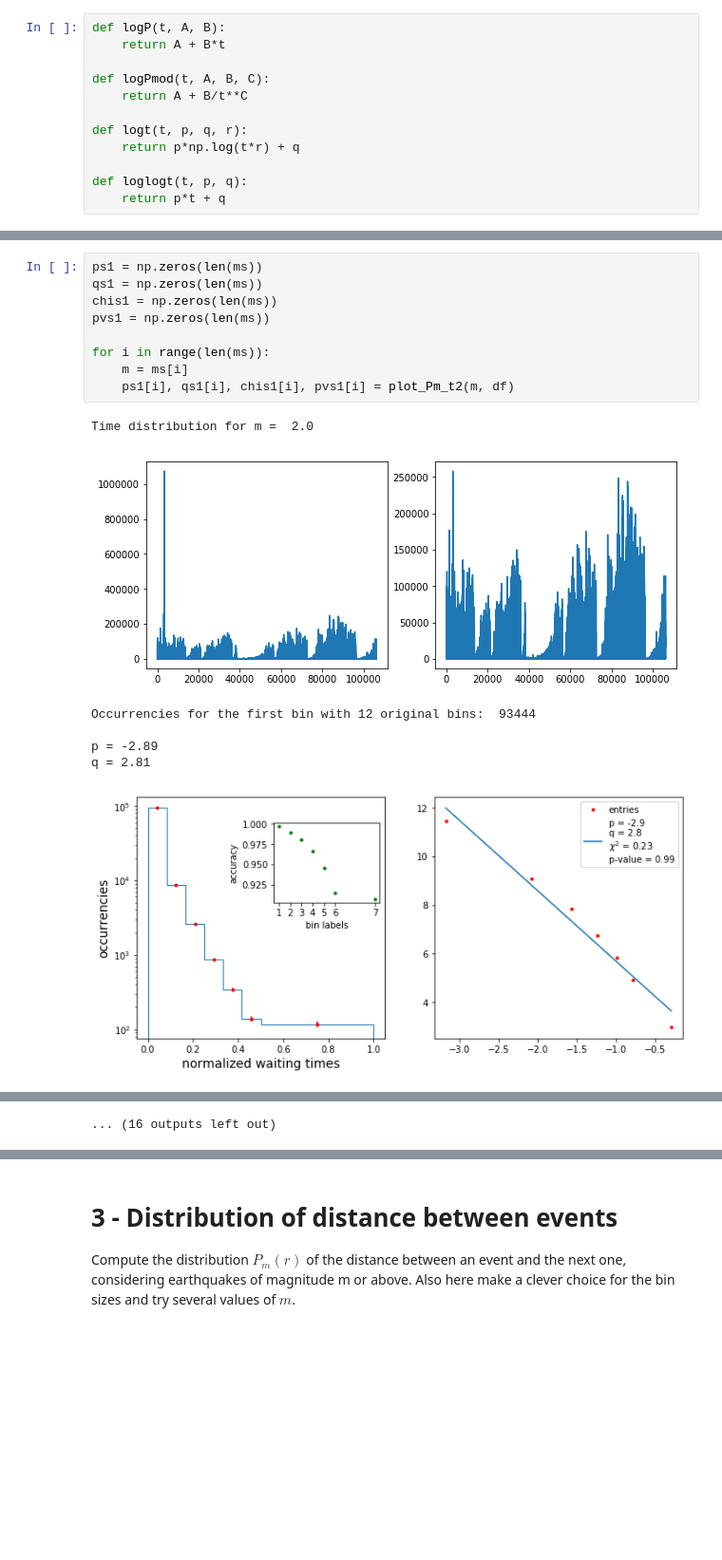
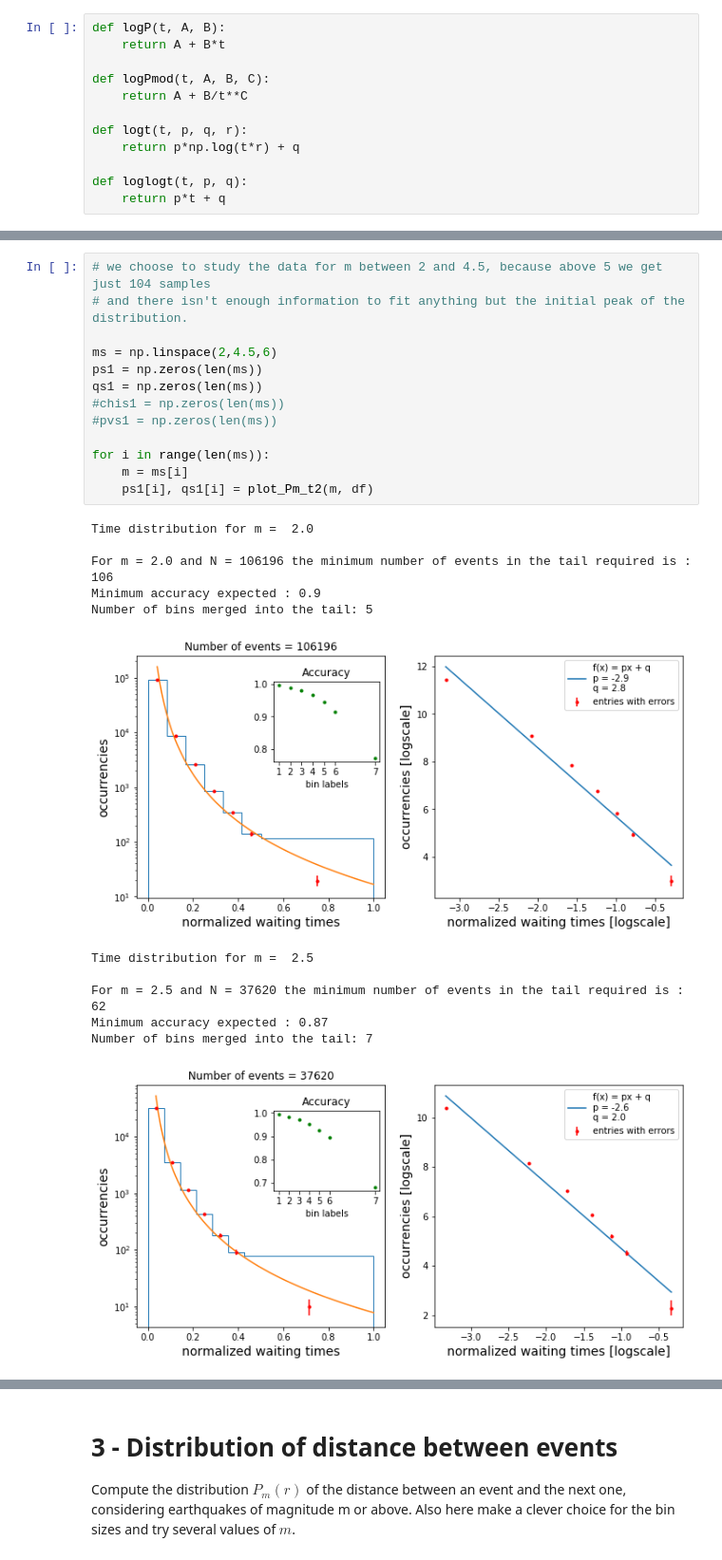
Before and after one commit to mango915/Earthquakes, a Jupyter notebook: nico.ipynb, the cells around one changed output, grey strips where cells are left out. Shown at 95% size. Cells and saved outputs as stored; diff of their text form; blank space fills up the shorter version.

Commit message:
Almost finished the waiting time part

```diff
--- a/nico.ipynb
+++ b/nico.ipynb
@@ -383,17 +444,26 @@ def plot_Pm_t2(m, df, sigma_filter = 10):
 # %%
+# we choose to study the data for m between 2 and 4.5, because above 5 we get just 104 samples
+# and there isn't enough information to fit anything but the initial peak of the distribution.
+
+ms = np.linspace(2,4.5,6)
 ps1 = np.zeros(len(ms))
 qs1 = np.zeros(len(ms))
-chis1 = np.zeros(len(ms))
-pvs1 = np.zeros(len(ms))
+#chis1 = np.zeros(len(ms))
+#pvs1 = np.zeros(len(ms))
 
 for i in range(len(ms)):
     m = ms[i]
-    ps1[i], qs1[i], chis1[i], pvs1[i] = plot_Pm_t2(m, df)
+    ps1[i], qs1[i] = plot_Pm_t2(m, df)
 # %% [output]
 Time distribution for m =  2.0
+
+For m = 2.0 and N = 106196 the minimum number of events in the tail required is : 106
+Minimum accuracy expected : 0.9
+Number of bins merged into the tail: 5
-[figure, old version]
+[figure, new version]
-Occurrencies for the first bin with 12 original bins:  93444
+Time distribution for m =  2.5
 
-p = -2.89
-q = 2.81
+For m = 2.5 and N = 37620 the minimum number of events in the tail required is : 62
+Minimum accuracy expected : 0.87
+Number of bins merged into the tail: 7
-[figure, old version]
+[figure, new version]
@@ -414 +517,0 @@ q = 1.38
-... (16 outputs left out)
```
Also changed, not shown: parts of 31 cells of this notebook.
